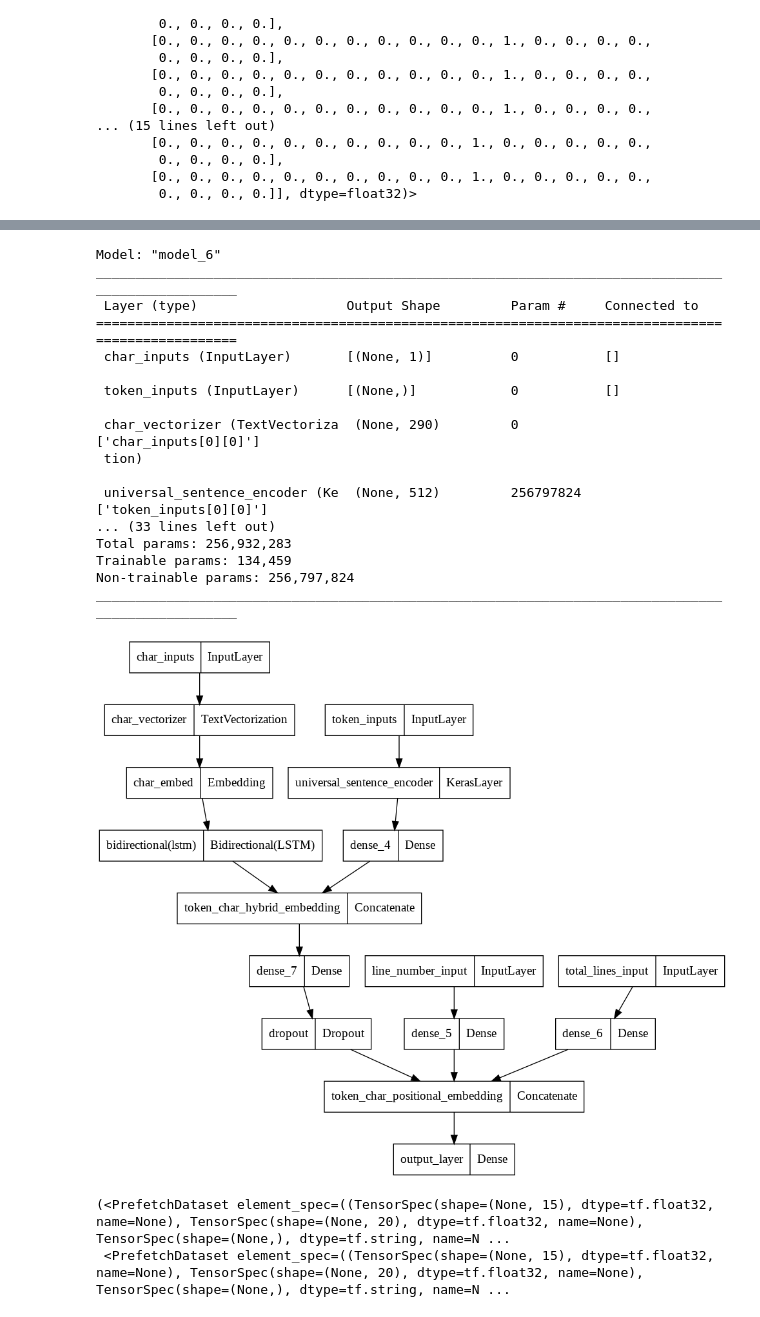
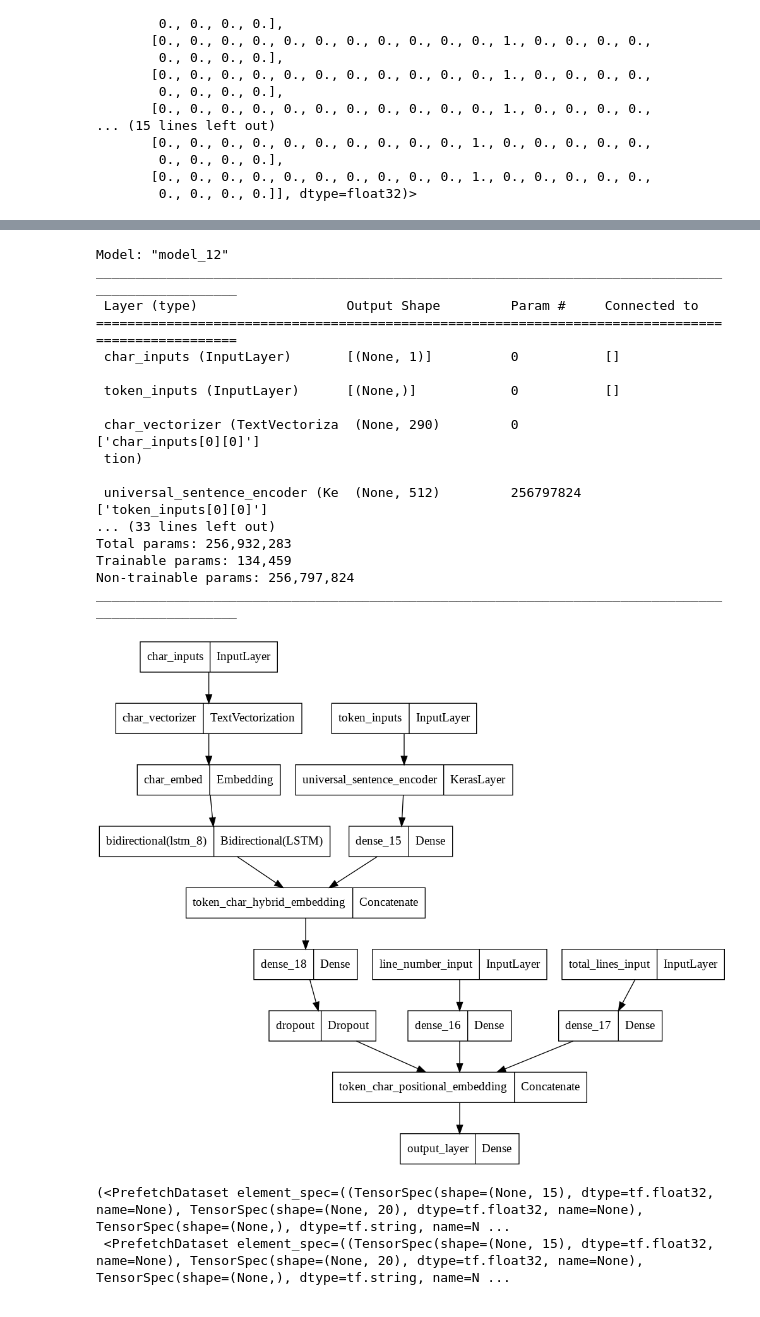
Before and after one commit to AmirGhnbr/PubMed_200k_RCT, a Jupyter notebook: PubMed_200k_RCT.ipynb, the cells around one changed output, grey strips where cells are left out. Saved outputs shown, nothing was run; the diff lists cells and outputs as text; code cells hidden in the pictures.

Commit message:
Add LSTM model and refactor code

```diff
--- a/PubMed_200k_RCT.ipynb
+++ b/PubMed_200k_RCT.ipynb
@@ -893,7 +1122,7 @@ array([[0., 0., 0., 0., 0., 0., 0., 0., 0., 0., 0., 1., 0., 0., 0., 0.,
 # 1. Token inputs
 token_inputs = layers.Input(shape=[], dtype="string", name="token_inputs")
 token_embeddings = tf_hub_embedding_layer(token_inputs)
-token_outputs = layers.Dense(128, activation="relu")(token_embeddings)
+token_outputs = layers.Dense(128, activation="selu",kernel_initializer="lecun_normal")(token_embeddings)
 token_model = tf.keras.Model(inputs=token_inputs,
                              outputs=token_outputs)
 
@@ -901,26 +1130,26 @@ token_model = tf.keras.Model(inputs=token_inputs,
 char_inputs = layers.Input(shape=(1,), dtype="string", name="char_inputs")
 char_vectors = char_vectorizer(char_inputs)
 char_embeddings = char_embed(char_vectors)
-char_bi_lstm = layers.Bidirectional(layers.LSTM(32))(char_embeddings)
+char_bi_lstm = layers.Bidirectional(layers.LSTM(32,activation="selu",kernel_initializer="lecun_normal"))(char_embeddings)
 char_model = tf.keras.Model(inputs=char_inputs,
                             outputs=char_bi_lstm)
 
 # 3. Line numbers inputs
 line_number_inputs = layers.Input(shape=(15,), dtype=tf.int32, name="line_number_input")
-x = layers.Dense(32, activation="relu")(line_number_inputs)
+x = layers.Dense(32, activation="selu",kernel_initializer="lecun_normal")(line_number_inputs)
 line_number_model = tf.keras.Model(inputs=line_number_inputs,
                                    outputs=x)
 
 # 4. Total lines inputs
 total_lines_inputs = layers.Input(shape=(20,), dtype=tf.int32, name="total_lines_input")
-y = layers.Dense(32, activation="relu")(total_lines_inputs)
+y = layers.Dense(32, activation="selu",kernel_initializer="lecun_normal")(total_lines_inputs)
 total_line_model = tf.keras.Model(inputs=total_lines_inputs,
                                   outputs=y)
 
 # 5. Combine token and char embeddings into a hybrid embedding
 combined_embeddings = layers.Concatenate(name="token_char_hybrid_embedding")([token_model.output,
                                                                               char_model.output])
-z = layers.Dense(256, activation="relu")(combined_embeddings)
+z = layers.Dense(256, activation="selu",kernel_initializer="lecun_normal")(combined_embeddings)
 z = layers.Dropout(0.5)(z)
 
 # 6. Combine positional embeddings with combined token and char embeddings into a tribrid embedding
@@ -932,8 +1161,8 @@ z = layers.Concatenate(name="token_char_positional_embedding")([line_number_mode
 output_layer = layers.Dense(5, activation="softmax", name="output_layer")(z)
 
 # 8. Put together model
-model_4 = tf.keras.Model(inputs=[line_number_model.input,
+model_7 = tf.keras.Model(inputs=[line_number_model.input,
                                  total_line_model.input,
                                  token_model.input,
                                  char_model.input],
-                         outputs=output_layer)
+                                 outputs=output_layer)
@@ -940,7 +1173,7 @@ model_4 = tf.keras.Model(inputs=[line_number_model.input,
 # %%
-model_4.summary()
+model_7.summary()
 # %% [output]
-Model: "model_6"
+Model: "model_12"
 __________________________________________________________________________________________________
  Layer (type)                   Output Shape         Param #     Connected to
 ==================================================================================================
@@ -959,7 +1192,7 @@ Non-trainable params: 256,797,824
 __________________________________________________________________________________________________
 # %%
 from tensorflow.keras.utils import plot_model
-plot_model(model_4)
+plot_model(model_7)
 # %% [output]
-[figure, old version]
+[figure, new version]
 # %%
```
Also changed, not shown: parts of 71 cells of this notebook.
